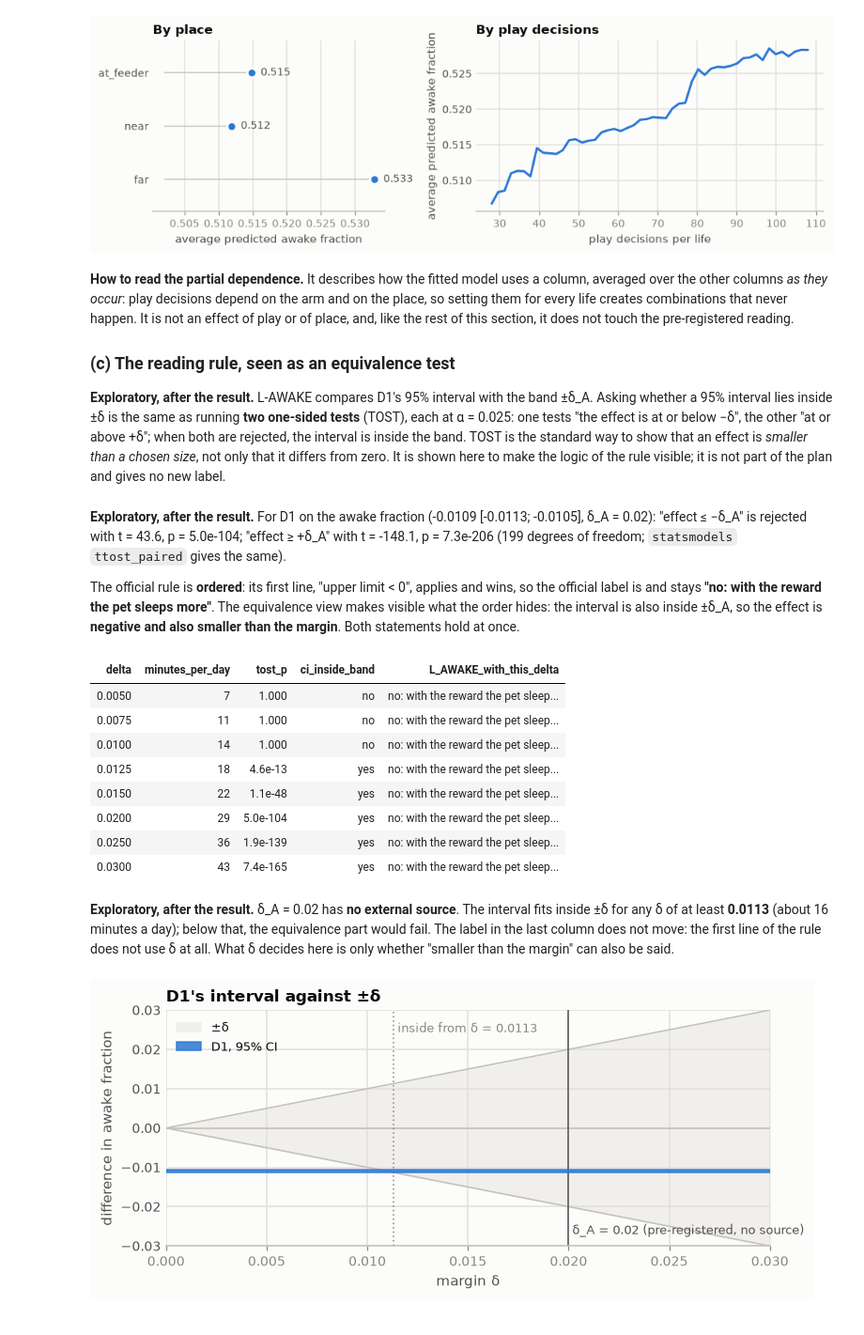
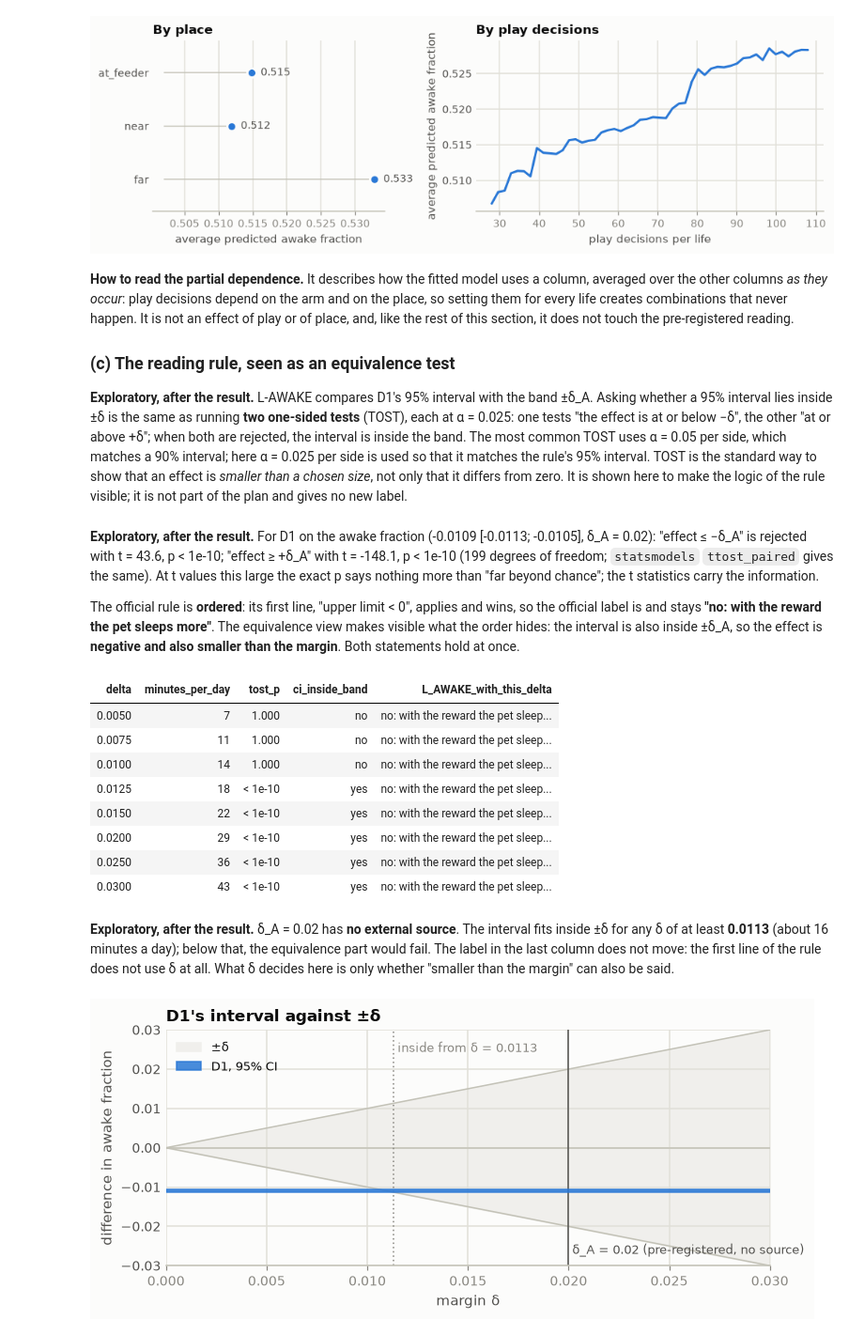
Before and after one commit to matheusmmmp/digilab-reward-case-study, a Jupyter notebook: notebooks/02_case_study.ipynb, the cells around one changed output. Shown at 94% size. Cells and saved outputs as stored; diff of their text form; code cells hidden in the pictures.

```diff
--- a/notebooks/02_case_study.ipynb
+++ b/notebooks/02_case_study.ipynb
@@ -636,7 +636,7 @@ plt.show()
 
 ### (c) The reading rule, seen as an equivalence test
 
-**Exploratory, after the result.** L-AWAKE compares D1's 95% interval with the band ±δ_A. Asking whether a 95% interval lies inside ±δ is the same as running **two one-sided tests** (TOST), each at α = 0.025: one tests "the effect is at or below −δ", the other "at or above +δ"; when both are rejected, the interval is inside the band. TOST is the standard way to show that an effect is *smaller than a chosen size*, not only that it differs from zero. It is shown here to make the logic of the rule visible; it is not part of the plan and gives no new label.
+**Exploratory, after the result.** L-AWAKE compares D1's 95% interval with the band ±δ_A. Asking whether a 95% interval lies inside ±δ is the same as running **two one-sided tests** (TOST), each at α = 0.025: one tests "the effect is at or below −δ", the other "at or above +δ"; when both are rejected, the interval is inside the band. The most common TOST uses α = 0.05 per side, which matches a 90% interval; here α = 0.025 per side is used so that it matches the rule's 95% interval. TOST is the standard way to show that an effect is *smaller than a chosen size*, not only that it differs from zero. It is shown here to make the logic of the rule visible; it is not part of the plan and gives no new label.
 # %%
 #| label: tost
 #| code-summary: "TOST on D1 (awake fraction), by hand and with statsmodels"
@@ -648,19 +648,21 @@ d1 = cs.paired_differences(cs.CONTRASTS["D1"]["a"], cs.CONTRASTS["D1"]["b"], "aw
 tost = explore.tost_paired(d1, cs.DELTA_A)
 p_sm, (_, p_low_sm, _), (_, p_high_sm, _) = ttost_paired(d1, np.zeros_like(d1), -cs.DELTA_A, cs.DELTA_A)
 assert abs(np.log10(tost["p_low"]) - np.log10(p_low_sm)) < 1e-6 and abs(np.log10(tost["p_high"]) - np.log10(p_high_sm)) < 1e-6
-assert tost["p"] < 0.025 and within  # both one-sided tests reject <=> the 95% CI is inside ±δ_A
+assert tost["p"] < 1e-10 and within  # both one-sided tests reject <=> the 95% CI is inside ±δ_A
 assert l_awake == REF["readings"]["L-AWAKE"]["label"]  # the official label is unchanged
 say(f"""**Exploratory, after the result.** For D1 on the awake fraction ({cs.fmt(a)}, δ_A = {cs.DELTA_A}):
-"effect ≤ −δ_A" is rejected with t = {tost['t_low']:.1f}, p = {tost['p_low']:.1e}; "effect ≥ +δ_A" with
-t = {tost['t_high']:.1f}, p = {tost['p_high']:.1e} (199 degrees of freedom; `statsmodels` `ttost_paired` gives the same).
+"effect ≤ −δ_A" is rejected with t = {tost['t_low']:.1f}, p < 1e-10; "effect ≥ +δ_A" with
+t = {tost['t_high']:.1f}, p < 1e-10 (199 degrees of freedom; `statsmodels` `ttost_paired` gives the same). At t values
+this large the exact p says nothing more than "far beyond chance"; the t statistics carry the information.
 
 The official rule is **ordered**: its first line, "upper limit < 0", applies and wins, so the official label is and
 stays **"{l_awake}"**. The equivalence view makes visible what the order hides: the interval is also inside ±δ_A,
 so the effect is **negative and also smaller than the margin**. Both statements hold at once.""")
 # %% [output]
 **Exploratory, after the result.** For D1 on the awake fraction (-0.0109 [-0.0113; -0.0105], δ_A = 0.02):
-"effect ≤ −δ_A" is rejected with t = 43.6, p = 5.0e-104; "effect ≥ +δ_A" with
-t = -148.1, p = 7.3e-206 (199 degrees of freedom; `statsmodels` `ttost_paired` gives the same).
+"effect ≤ −δ_A" is rejected with t = 43.6, p < 1e-10; "effect ≥ +δ_A" with
+t = -148.1, p < 1e-10 (199 degrees of freedom; `statsmodels` `ttost_paired` gives the same). At t values
+this large the exact p says nothing more than "far beyond chance"; the t statistics carry the information.
 
 The official rule is **ordered**: its first line, "upper limit < 0", applies and wins, so the official label is and
 stays **"no: with the reward the pet sleeps more"**. The equivalence view makes visible what the order hides: the interval is also inside ±δ_A,
@@ -668,30 +670,30 @@ so the effect is **negative and also smaller than the margin**. Both statements
 # %%
 #| label: tost-delta
 #| code-summary: "How the equivalence part depends on δ"
 deltas = [0.005, 0.0075, 0.01, 0.0125, 0.015, 0.02, 0.025, 0.03]
 sens = pd.DataFrame([dict(delta=dl, minutes_per_day=f"{cs.minutes(dl):.0f}",
-                          tost_p=(lambda p: f"{p:.3f}" if p >= 0.001 else f"{p:.1e}")(explore.tost_paired(d1, dl)["p"]),
+                          tost_p=(lambda p: f"{p:.3f}" if p >= 0.001 else "< 1e-10" if p < 1e-10 else f"{p:.1e}")(explore.tost_paired(d1, dl)["p"]),
                           ci_inside_band="yes" if -dl <= a["ci_low"] and a["ci_high"] <= dl else "no",
                           L_AWAKE_with_this_delta=cs.read_awake(a["ci_low"], a["ci_high"], dl)) for dl in deltas])
 show(sens)
 d_min = explore.smallest_margin(a["ci_low"], a["ci_high"])
 assert sens.L_AWAKE_with_this_delta.nunique() == 1 and sens.L_AWAKE_with_this_delta[0] == l_awake
 assert (sens.ci_inside_band == "yes").tolist() == [dl >= d_min for dl in deltas]
 assert round(d_min, 4) == 0.0113  # the figure's alt text
 say(f"""**Exploratory, after the result.** δ_A = {cs.DELTA_A} has **no external source**. The interval fits inside
 ±δ for any δ of at least **{d_min:.4f}** (about {cs.minutes(d_min):.0f} minutes a day); below that, the equivalence
 part would fail. The label in the last column does not move: the first line of the rule does not use δ at all.
 What δ decides here is only whether "smaller than the margin" can also be said.""")
 # %% [output]
 | delta | minutes_per_day | tost_p | ci_inside_band | L_AWAKE_with_this_delta |
 | 0.0050 | 7 | 1.000 | no | no: with the reward the pet sleep... |
 | 0.0075 | 11 | 1.000 | no | no: with the reward the pet sleep... |
 | 0.0100 | 14 | 1.000 | no | no: with the reward the pet sleep... |
-| 0.0125 | 18 | 4.6e-13 | yes | no: with the reward the pet sleep... |
-| 0.0150 | 22 | 1.1e-48 | yes | no: with the reward the pet sleep... |
-| 0.0200 | 29 | 5.0e-104 | yes | no: with the reward the pet sleep... |
-| 0.0250 | 36 | 1.9e-139 | yes | no: with the reward the pet sleep... |
-| 0.0300 | 43 | 7.4e-165 | yes | no: with the reward the pet sleep... |
+| 0.0125 | 18 | < 1e-10 | yes | no: with the reward the pet sleep... |
+| 0.0150 | 22 | < 1e-10 | yes | no: with the reward the pet sleep... |
+| 0.0200 | 29 | < 1e-10 | yes | no: with the reward the pet sleep... |
+| 0.0250 | 36 | < 1e-10 | yes | no: with the reward the pet sleep... |
+| 0.0300 | 43 | < 1e-10 | yes | no: with the reward the pet sleep... |
 **Exploratory, after the result.** δ_A = 0.02 has **no external source**. The interval fits inside
 ±δ for any δ of at least **0.0113** (about 16 minutes a day); below that, the equivalence
 part would fail. The label in the last column does not move: the first line of the rule does not use δ at all.
```
Also changed, not shown: parts of 2 cells of this notebook, 1 other file.
